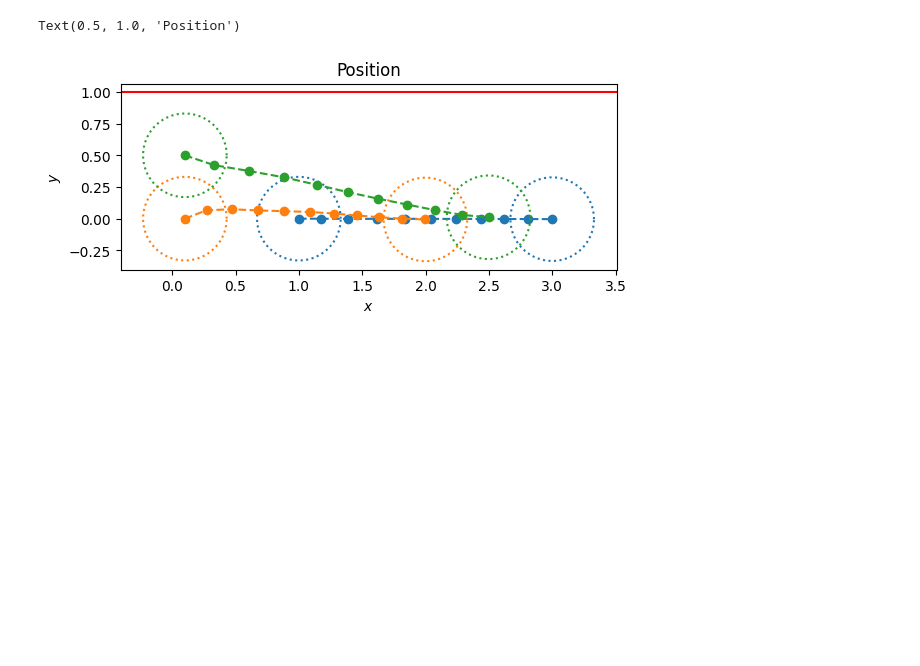
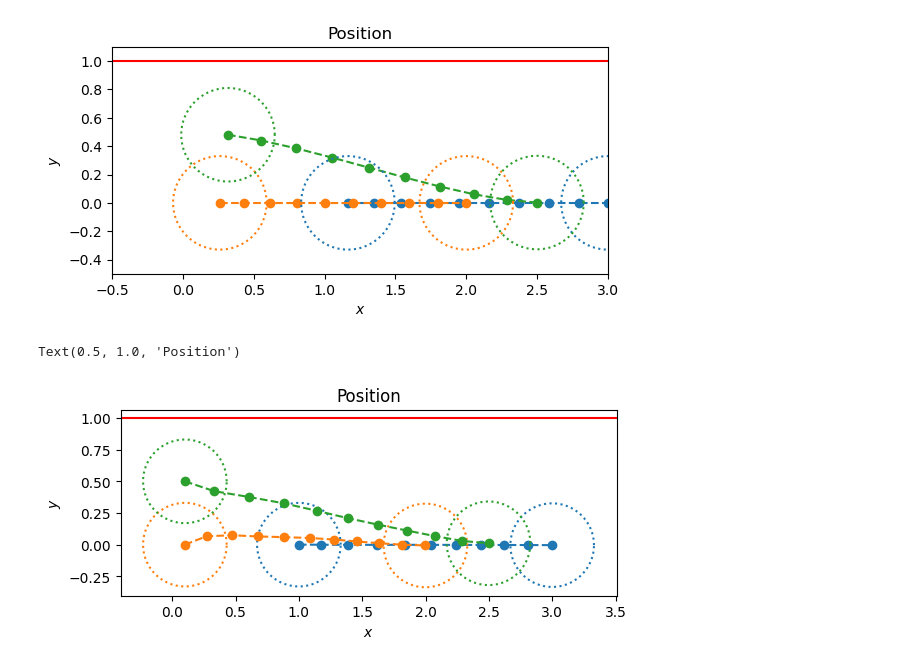
Before and after one commit to jtfa22/mae-271d-project-algames, a Jupyter notebook: sim.ipynb, the cells around one changed output. Saved outputs shown, nothing was run; the diff lists cells and outputs as text; code cells hidden in the pictures; blank space fills up the shorter version.

```diff
--- a/sim.ipynb
+++ b/sim.ipynb
@@ -26,10 +27,10 @@ r = 0.33
 Q = np.eye(n)
 
 # terminal cost matrix
-Qf = Q * 20
+Qf = Q * 100
 
 # control cost matrix
-R = np.eye(m) * 0.1
+R = np.eye(m)
 
 # penalty gain
 rho = 1
@@ -38,7 +39,7 @@ rho = 1
 gamma = 10
 
 # convergence tolerance
-eps = 1e-3
+eps = 1e-5
 
 # max iterations
 max_iter = 10
@@ -96,3 +112,60 @@ X, U = ALGAMES(
+# %%
+x_players = np.split(X, M)
+# safety radius
+th = np.linspace(0, 2 * np.pi, 180)
+c_cos = np.cos(th) * r
+c_sin = np.sin(th) * r
+
+player1 = np.reshape(x_players[0], (n, N), order="F")
+player2 = np.reshape(x_players[1], (n, N), order="F")
+player3 = np.reshape(x_players[2], (n, N), order="F")
+
+# animation of trajectory
+fig = plt.figure()
+writer = PillowWriter(fps = 3)
+
+plt.axhline(constraint_wall_y, c="r")
+plt.xlabel('$x$')
+plt.ylabel('$y$')
+plt.title("Position")
+plt.xlim([-0.5, 3.0])
+plt.ylim([-0.5, 1.1])
+
+line1, = plt.plot([], [], "o--", color = "tab:blue")
+line2, = plt.plot([], [], "o--", color = "tab:orange")
+line3, = plt.plot([], [], "o--", color = "tab:green")
+
+line1_x = []
+line1_y = []
+line2_x = []
+line2_y = []
+line3_x = []
+line3_y = []
+
+with writer.saving(fig, "algames.gif", 300):
+        for i in range(N):
+                line1_x.append(player1[0,i])
+                line1_y.append(player1[1,i])
+                line2_x.append(player2[0,i])
+                line2_y.append(player2[1,i])
+                line3_x.append(player3[0,i])
+                line3_y.append(player3[1,i])
+
+                line1.set_data(line1_x, line1_y)
+                line2.set_data(line2_x, line2_y)
+                line3.set_data(line3_x, line3_y)
+
+                # plot cola radius @ beginning & end
+                if (i == 0) or (i==N-1):
+                        plt.plot(line1_x[i] + c_cos, line1_y[i] + c_sin, ":", color = "tab:blue")
+                        plt.plot(line2_x[i] + c_cos, line2_y[i] + c_sin, ":", color = "tab:orange")
+                        plt.plot(line3_x[i] + c_cos, line3_y[i] + c_sin, ":", color = "tab:green")
+
+                plt.gca().set_aspect("equal")
+
+                writer.grab_frame()
+# %% [output]
+[figure, added]
 # %%
 x_players = np.split(X, M)
 
```
Also changed, not shown: parts of 3 cells of this notebook.
